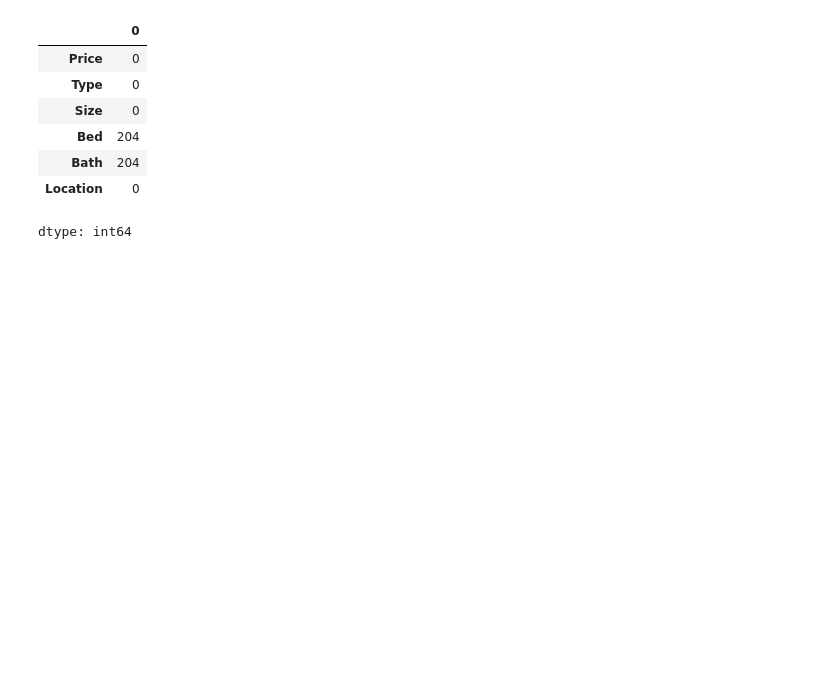
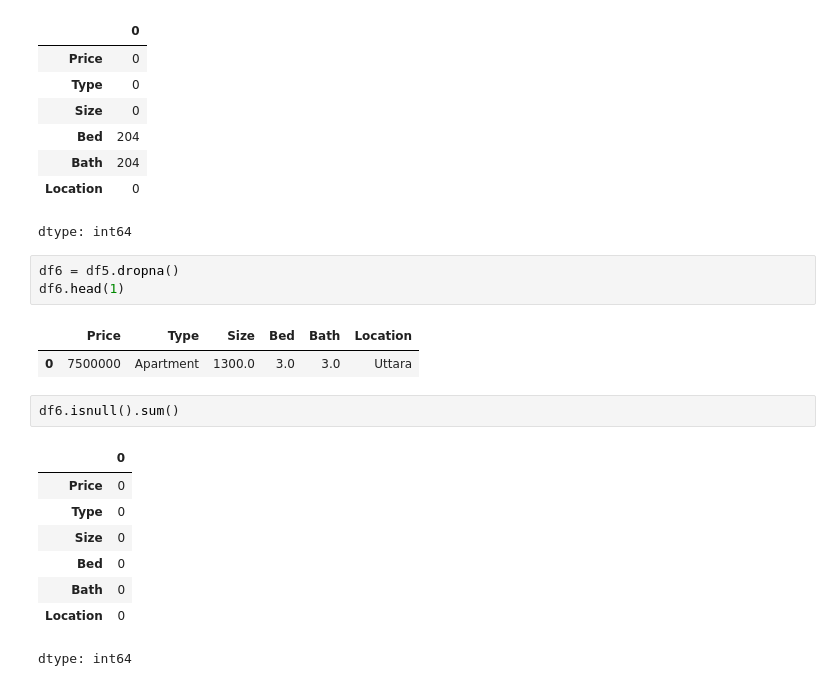
Before and after one commit to samiha-mahin/Dhaka_Apartment_Price_Prediction_ML, a Jupyter notebook: Dhaka_Apartment_Price_Prediction.ipynb, the cells around one changed output. Drawn from its saved outputs; the diff is of its cells as text; blank space fills up the shorter version.

```diff
--- a/Dhaka_Apartment_Price_Prediction.ipynb
+++ b/Dhaka_Apartment_Price_Prediction.ipynb
@@ -67,3 +67,20 @@ df5.isnull().sum()
 | Bath | 204 |
 | Location | 0 |
 dtype: int64
+# %%
+df6 = df5.dropna()
+df6.head(1)
+# %% [output]
+|  | Price | Type | Size | Bed | Bath | Location |
+| 0 | 7500000 | Apartment | 1300.0 | 3.0 | 3.0 | Uttara |
+# %%
+df6.isnull().sum()
+# %% [output]
+|  | 0 |
+| Price | 0 |
+| Type | 0 |
+| Size | 0 |
+| Bed | 0 |
+| Bath | 0 |
+| Location | 0 |
+dtype: int64
```
